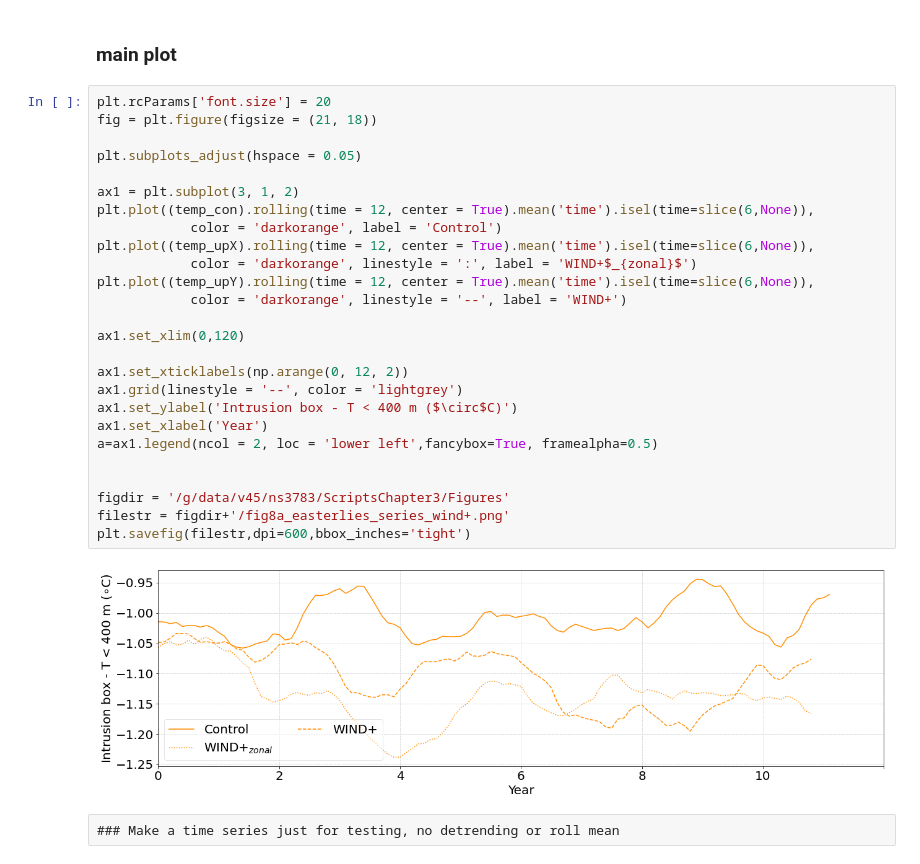
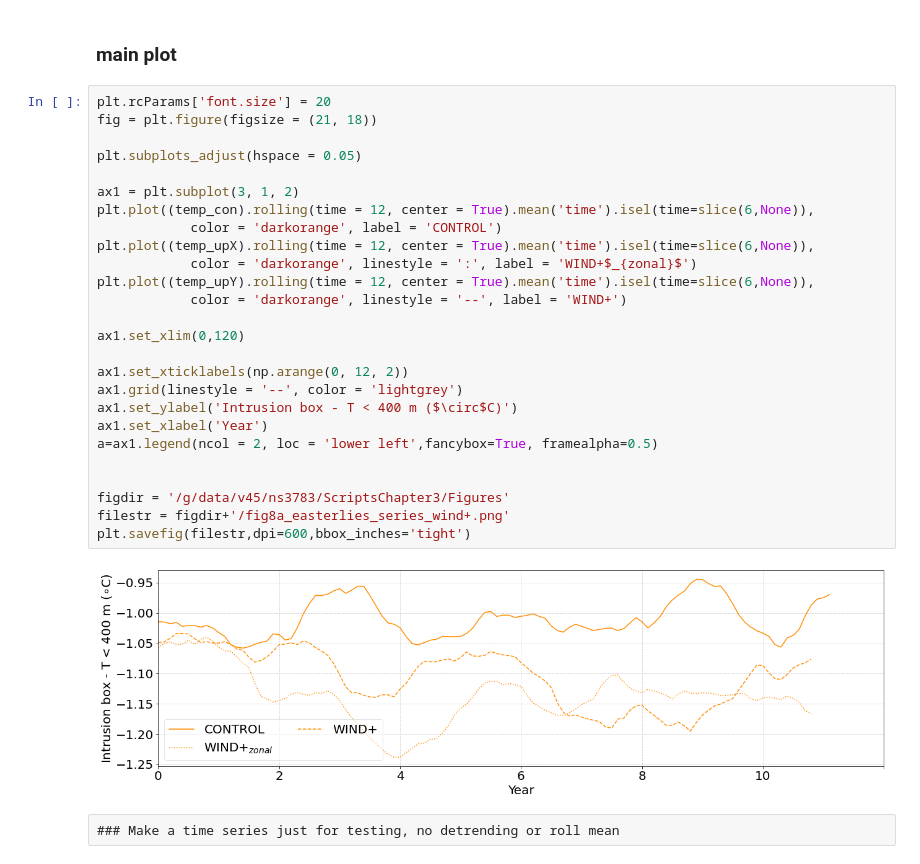
Before and after one commit to ribeiron/ScriptsChapter3, a Jupyter notebook: Fig9_a.ipynb, the cells around one changed output. Saved outputs shown, nothing was run; the diff lists cells and outputs as text.

```diff
--- a/Fig9_a.ipynb
+++ b/Fig9_a.ipynb
@@ -230,31 +230,31 @@ temp_upY = temp_upY.load()
 # %%
 plt.rcParams['font.size'] = 20
 fig = plt.figure(figsize = (21, 18))
 
 plt.subplots_adjust(hspace = 0.05)
 
 ax1 = plt.subplot(3, 1, 2)
 plt.plot((temp_con).rolling(time = 12, center = True).mean('time').isel(time=slice(6,None)),
-            color = 'darkorange', label = 'Control')
+            color = 'darkorange', label = 'CONTROL')
 plt.plot((temp_upX).rolling(time = 12, center = True).mean('time').isel(time=slice(6,None)),
             color = 'darkorange', linestyle = ':', label = 'WIND+$_{zonal}$')
 plt.plot((temp_upY).rolling(time = 12, center = True).mean('time').isel(time=slice(6,None)),
             color = 'darkorange', linestyle = '--', label = 'WIND+')
 
 ax1.set_xlim(0,120)
 
 ax1.set_xticklabels(np.arange(0, 12, 2))
 ax1.grid(linestyle = '--', color = 'lightgrey')
 ax1.set_ylabel('Intrusion box - T < 400 m ($\circ$C)')
 ax1.set_xlabel('Year')
 a=ax1.legend(ncol = 2, loc = 'lower left',fancybox=True, framealpha=0.5)
 
 
 figdir = '/g/data/v45/ns3783/ScriptsChapter3/Figures'
 filestr = figdir+'/fig8a_easterlies_series_wind+.png'
 plt.savefig(filestr,dpi=600,bbox_inches='tight')
 # %% [output]
-[figure, old version]
+[figure, new version]
 # %% [raw]
 ### Make a time series just for testing, no detrending or roll mean
 # %% [raw]
```
Also changed, not shown: 2 other files.
